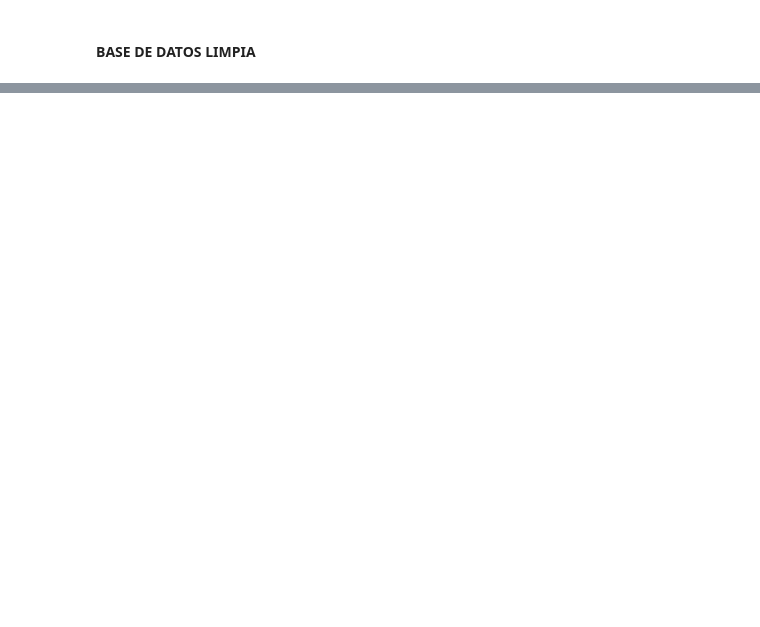
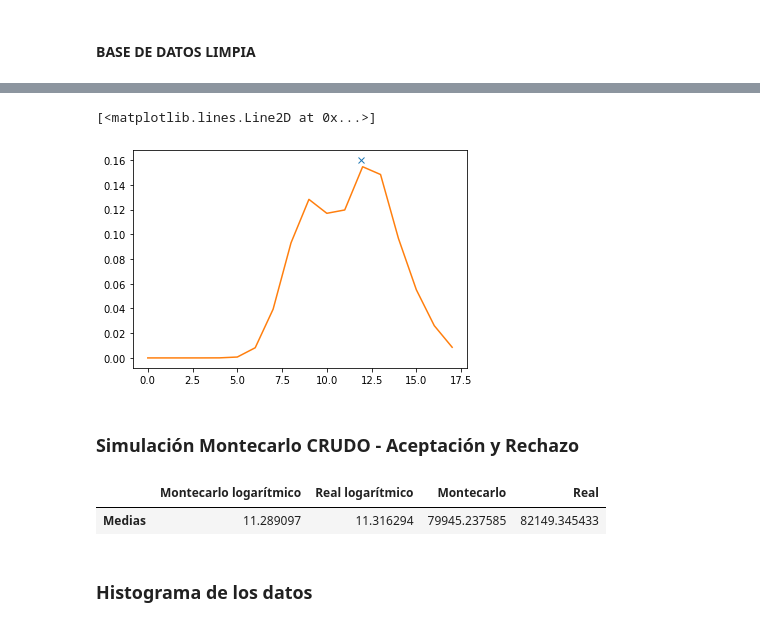
Before and after one commit to ACristinaVV/Proyecto_Avocado, a Jupyter notebook: Proyecto_Nodo1y2.ipynb, the cells around one changed output, grey strips where cells are left out. Drawn from its saved outputs; the diff is of its cells as text; code cells hidden in the pictures; blank space fills up the shorter version.

Commit message:
actualización nodo 1 y 2

```diff
--- a/Proyecto_Nodo1y2.ipynb
+++ b/Proyecto_Nodo1y2.ipynb
@@ -152,0 +302,15 @@ import seaborn as sns
+# %%
+f = Ventas  #Definimos Kernel como f
+x = np.arange(0,max(ventas_log),1) #Definimos el vector en el rango de las ventas
+
+max_volumen = f(optimize.fmin(lambda x:-f(x),0,disp=False)) #Calculamos el valor máximo de la función
+
+#Graficamos el punto máximo con el kernel
+plt.plot(11.9,max_volumen,'x',lw = 50)
+
+plt.plot(x,f(x))
+# %% [output]
+[<matplotlib.lines.Line2D at 0x...>]
+[figure, added]
+# %% [markdown]
+### Simulación Montecarlo CRUDO -  Aceptación y Rechazo
@@ -152,0 +331,14 @@ import seaborn as sns
+# %%
+nodo1_medias= pd.DataFrame(index=['Medias'] , columns=['Montecarlo logarítmico', 'Real logarítmico',
+                                                     'Montecarlo', 'Real'])
+nodo1_medias['Montecarlo logarítmico'] = media_monte_ventas_l
+nodo1_medias['Real logarítmico'] = media_ventas_log
+nodo1_medias['Montecarlo'] =  media_monte_ventas_r
+nodo1_medias['Real'] = media_ventas_r
+
+nodo1_medias
+# %% [output]
+|  | Montecarlo logarítmico | Real logarítmico | Montecarlo | Real |
+| Medias | 11.289097 | 11.316294 | 79945.237585 | 82149.345433 |
+# %% [markdown]
+### Histograma de los datos
```
Also changed, not shown: parts of 78 cells of this notebook.
